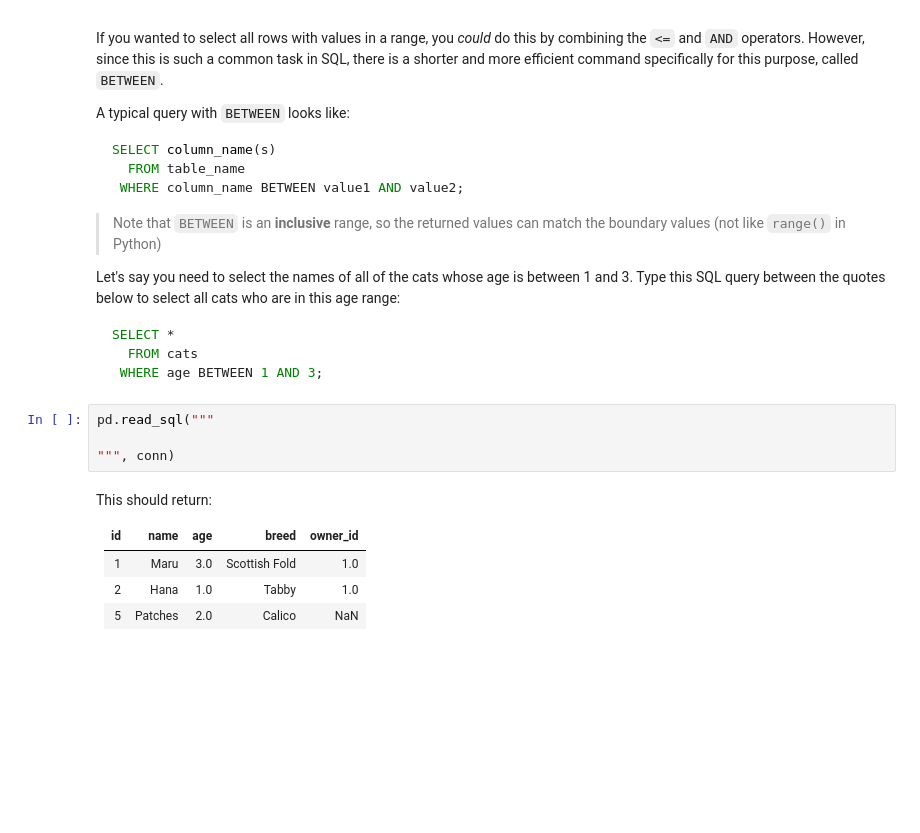
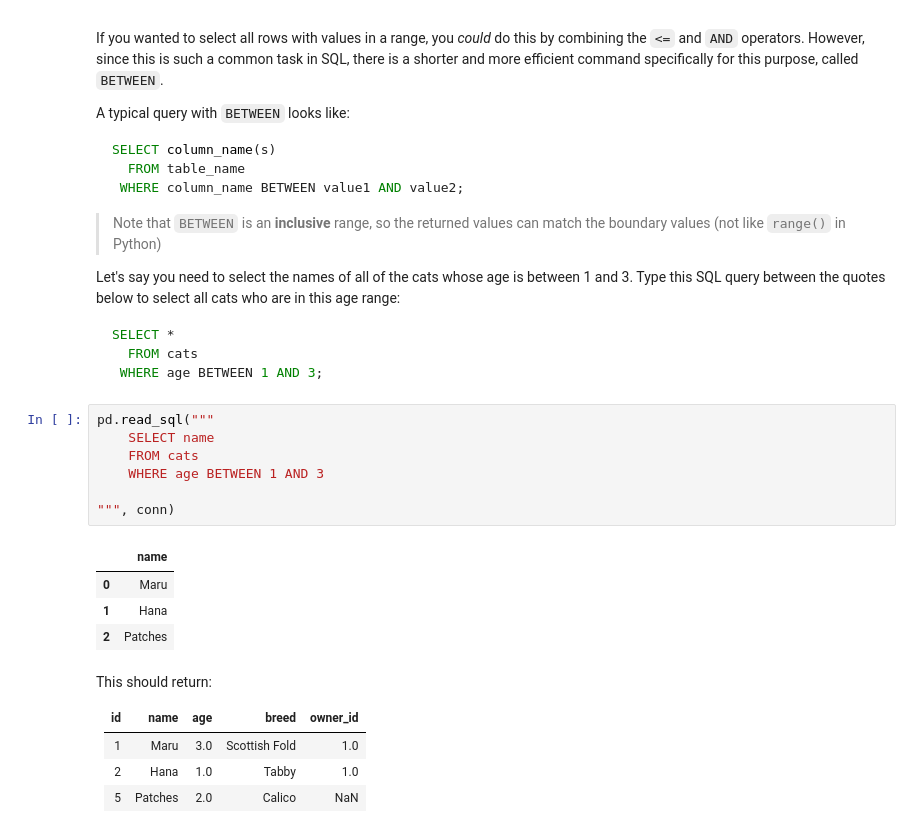
Before and after one commit to orcuncanlilar/FLATIRON, a Jupyter notebook: phase-2/week-1/4-filtering/index.ipynb, the cells around one changed output. Drawn from its saved outputs; the diff is of its cells as text; blank space fills up the shorter version.

````diff
--- a/phase-2/week-1/4-filtering/index.ipynb
+++ b/phase-2/week-1/4-filtering/index.ipynb
@@ -331,10 +338,18 @@ SELECT *
   FROM cats
  WHERE age BETWEEN 1 AND 3;
 ```
-# %%
-pd.read_sql("""
-
-""", conn)
+# %%
+pd.read_sql("""
+    SELECT name
+    FROM cats
+    WHERE age BETWEEN 1 AND 3
+
+""", conn)
+# %% [output]
+|  | name |
+| 0 | Maru |
+| 1 | Hana |
+| 2 | Patches |
 # %% [markdown]
 This should return:
 
````
Also changed, not shown: parts of 7 cells of this notebook, 5 other files.
